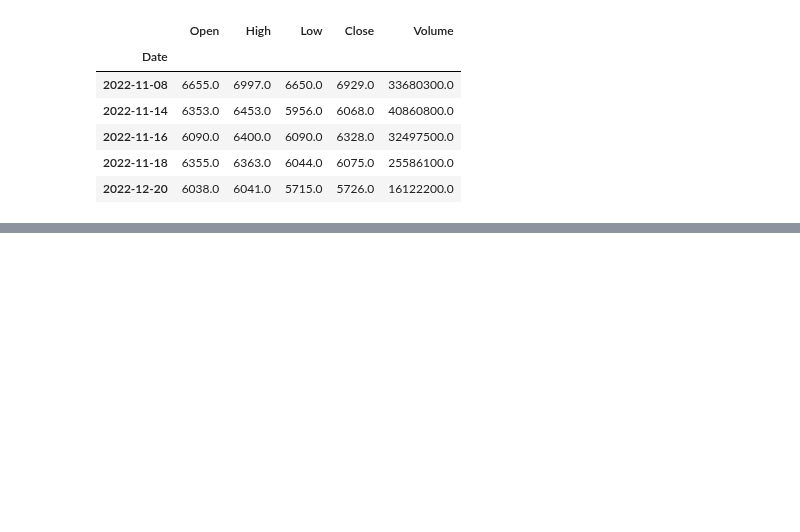
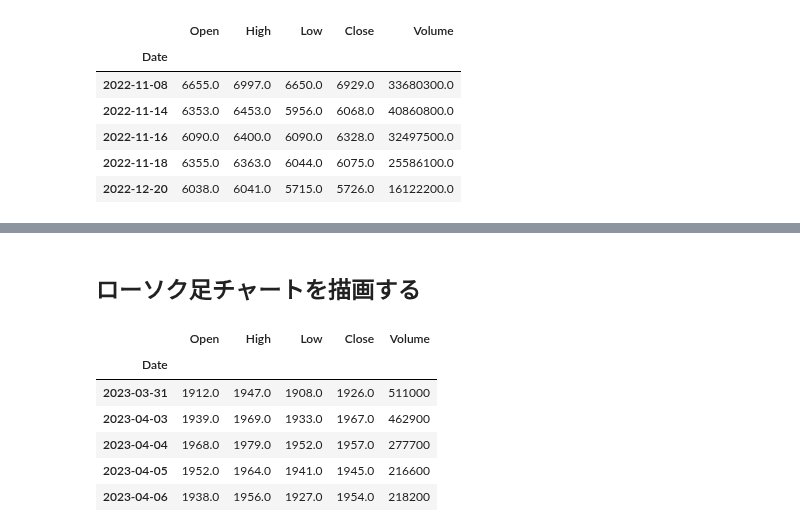
Before and after one commit to hirokimituya/stock-price-analysis, a Jupyter notebook: technical_analysis/株価分析.ipynb, the cells around one changed output, grey strips where cells are left out. Cells and saved outputs as stored; diff of their text form; code cells hidden in the pictures; blank space fills up the shorter version.

```diff
--- a/technical_analysis/株価分析.ipynb
+++ b/technical_analysis/株価分析.ipynb
@@ -69,3 +50,17 @@ Requirement already satisfied: zipp>=3.1.0 in /usr/local/lib/python3.9/dist-pack
 Requirement already satisfied: six>=1.5 in /usr/local/lib/python3.9/dist-packages (from python-dateutil>=2.7->matplotlib->mplfinance) (1.16.0)
 Installing collected packages: mplfinance
 Successfully installed mplfinance-0.12.9b7
+# %% [markdown]
+## ローソク足チャートを描画する
+# %%
+# コロワイドの株価データを取得
+df = get_stock_data(7616)
+df.tail()
+# %% [output]
+|  | Open | High | Low | Close | Volume |
+| Date |  |  |  |  |  |
+| 2023-03-31 | 1912.0 | 1947.0 | 1908.0 | 1926.0 | 511000 |
+| 2023-04-03 | 1939.0 | 1969.0 | 1933.0 | 1967.0 | 462900 |
+| 2023-04-04 | 1968.0 | 1979.0 | 1952.0 | 1957.0 | 277700 |
+| 2023-04-05 | 1952.0 | 1964.0 | 1941.0 | 1945.0 | 216600 |
+| 2023-04-06 | 1938.0 | 1956.0 | 1927.0 | 1954.0 | 218200 |
```
Also changed, not shown: parts of 4 cells of this notebook.
